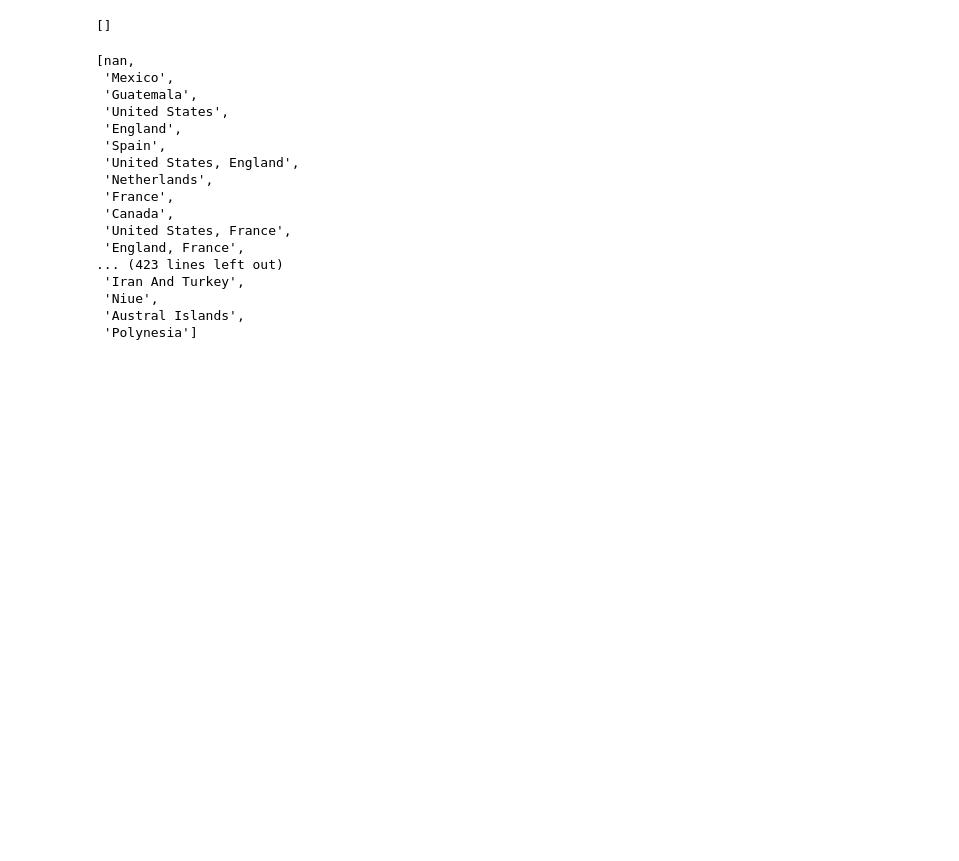
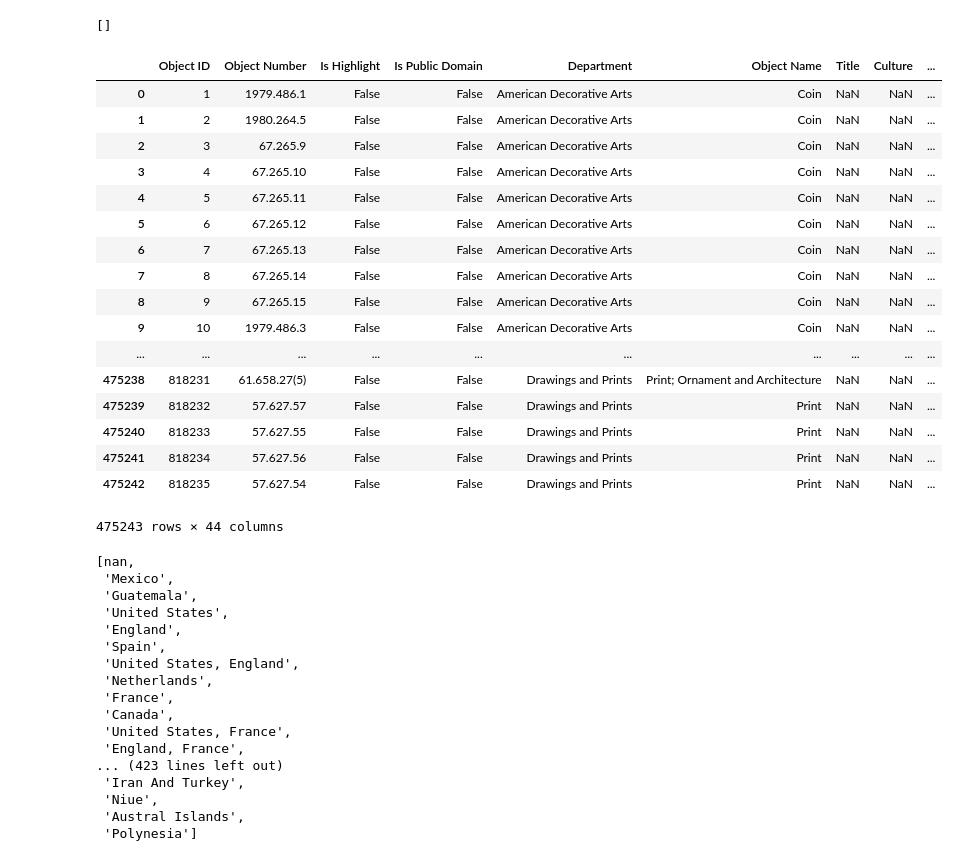
Before and after one commit to zl2723/Tools-MET-quiz-, a Jupyter notebook: Object_dataset.ipynb, the cells around one changed output. Cells and saved outputs as stored; diff of their text form; code cells hidden in the pictures; blank space fills up the shorter version.

```diff
--- a/Object_dataset.ipynb
+++ b/Object_dataset.ipynb
@@ -260,7 +260,7 @@ def generate_question():
 def getID_URLvalidlist(filename='final_data.txt'):
     data_list = []
     result_list = []
-    with open(filename, 'r') as f:
+    with open(filename, 'r', encoding='ISO-8859-1') as f:
         for line in f:
             data_list.append(line.strip())
             temp_list = data_list[0].split('), (')
@@ -349,6 +349,27 @@ clean_artist_name_data(df)
 clean_art_title_data(df)
 # %%
 clean_object_date(df)
+# %%
+merge_image_df(df,valid_URL_list)
+# %% [output]
+|  | Object ID | Object Number | Is Highlight | Is Public Domain | Department | Object Name | Title | Culture | ... |
+| 0 | 1 | 1979.486.1 | False | False | American Decorative Arts | Coin | NaN | NaN | ... |
+| 1 | 2 | 1980.264.5 | False | False | American Decorative Arts | Coin | NaN | NaN | ... |
+| 2 | 3 | 67.265.9 | False | False | American Decorative Arts | Coin | NaN | NaN | ... |
+| 3 | 4 | 67.265.10 | False | False | American Decorative Arts | Coin | NaN | NaN | ... |
+| 4 | 5 | 67.265.11 | False | False | American Decorative Arts | Coin | NaN | NaN | ... |
+| 5 | 6 | 67.265.12 | False | False | American Decorative Arts | Coin | NaN | NaN | ... |
+| 6 | 7 | 67.265.13 | False | False | American Decorative Arts | Coin | NaN | NaN | ... |
+| 7 | 8 | 67.265.14 | False | False | American Decorative Arts | Coin | NaN | NaN | ... |
+| 8 | 9 | 67.265.15 | False | False | American Decorative Arts | Coin | NaN | NaN | ... |
+| 9 | 10 | 1979.486.3 | False | False | American Decorative Arts | Coin | NaN | NaN | ... |
+| ... | ... | ... | ... | ... | ... | ... | ... | ... | ... |
+| 475238 | 818231 | 61.658.27(5) | False | False | Drawings and Prints | Print; Ornament and Architecture | NaN | NaN | ... |
+| 475239 | 818232 | 57.627.57 | False | False | Drawings and Prints | Print | NaN | NaN | ... |
+| 475240 | 818233 | 57.627.55 | False | False | Drawings and Prints | Print | NaN | NaN | ... |
+| 475241 | 818234 | 57.627.56 | False | False | Drawings and Prints | Print | NaN | NaN | ... |
+| 475242 | 818235 | 57.627.54 | False | False | Drawings and Prints | Print | NaN | NaN | ... |
+475243 rows × 44 columns
 # %%
 df.to_csv('C:/Users/向南/Desktop/MSBA/Tools for Analytics/clean_data.csv')
 # %%
```
